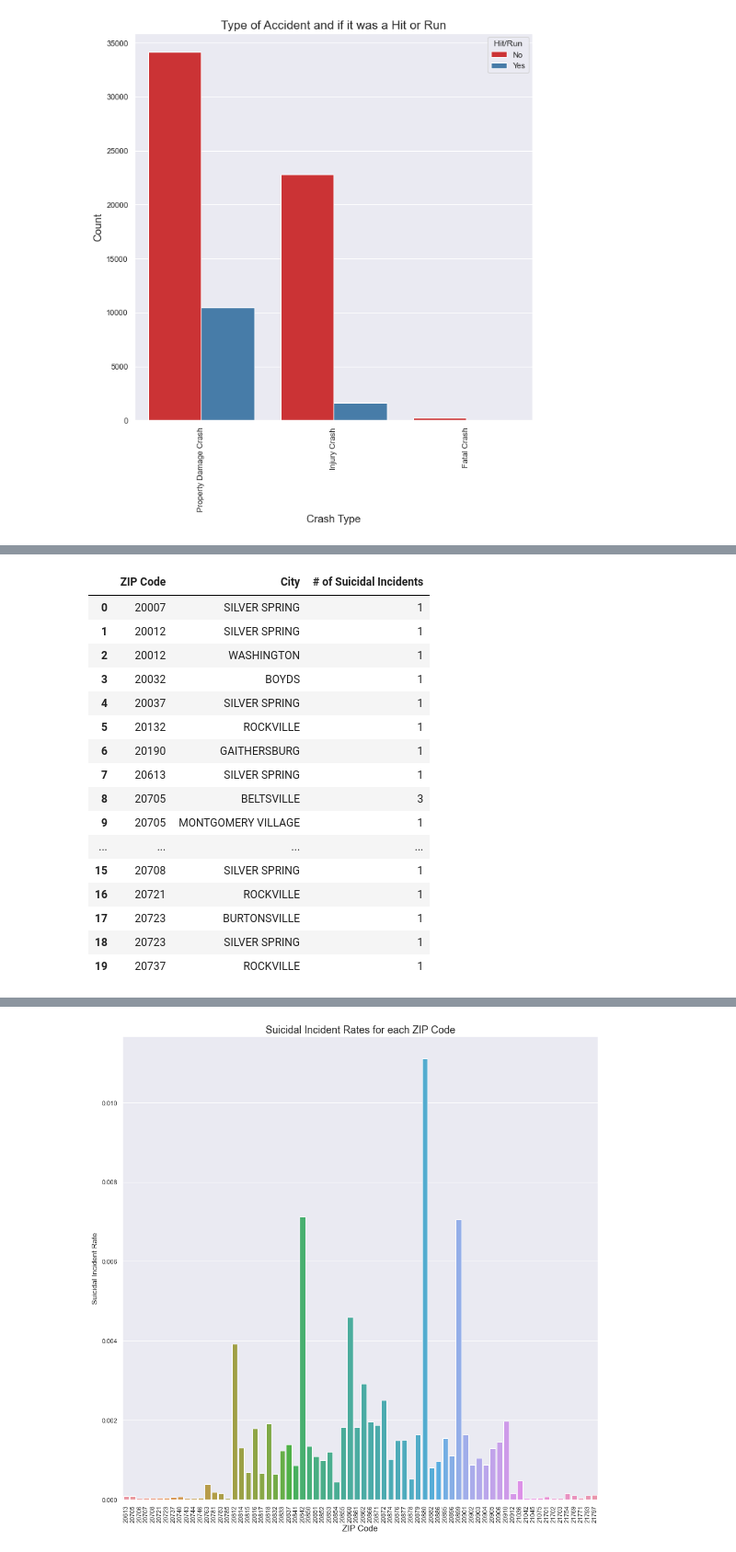
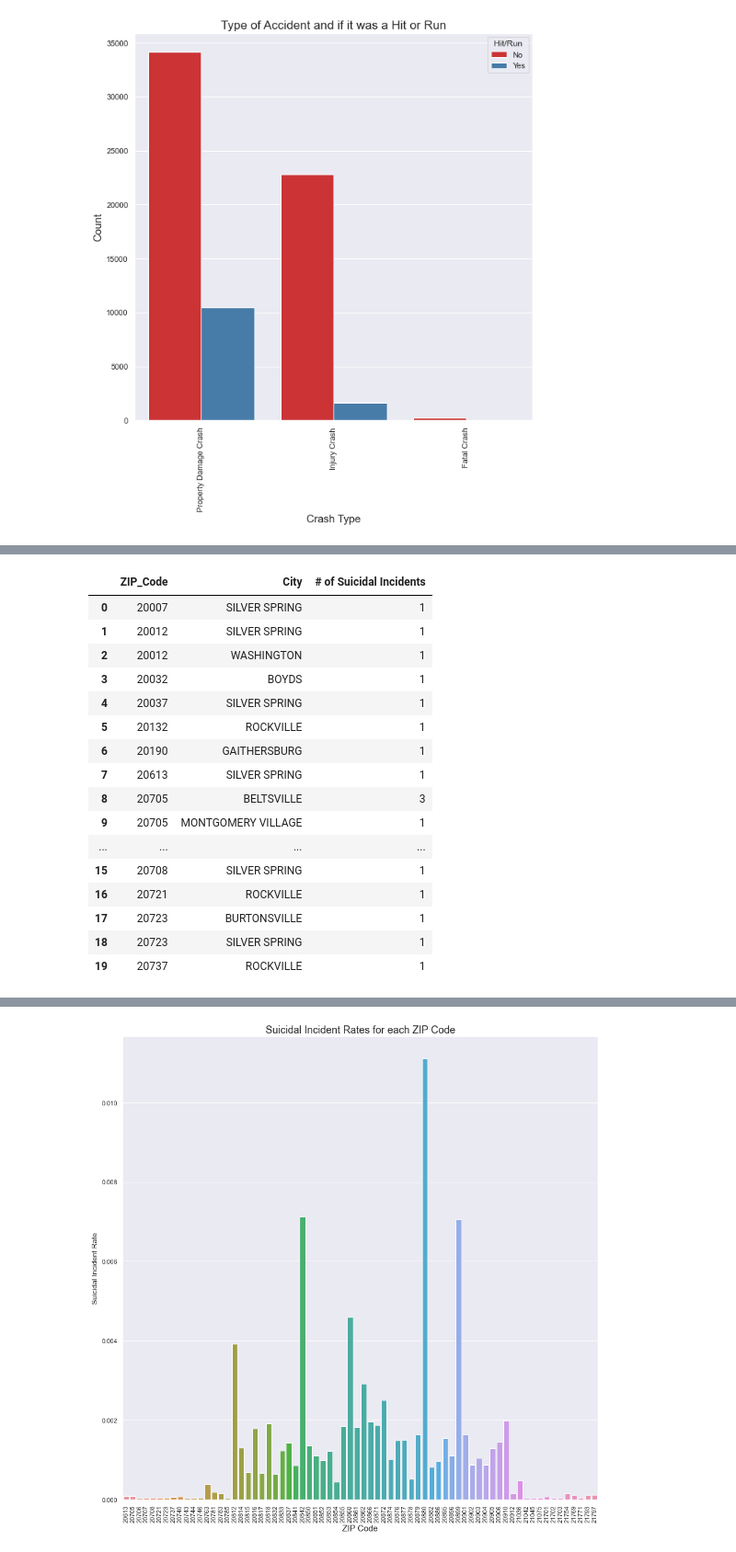
Before and after one commit to rohingarg/DATA205CAPSTONE, a Jupyter notebook: DATA205CAPSTONE.ipynb, the cells around one changed output, grey strips where cells are left out. Shown at 92% size. Cells and saved outputs as stored; diff of their text form; code cells hidden in the pictures.

```diff
--- a/DATA205CAPSTONE.ipynb
+++ b/DATA205CAPSTONE.ipynb
@@ -44,3 +53,10 @@ df_pdi.head()
+# %%
+df_pdi["YEAR"] = df_pdi["Start Time"].map(lambda x: "2021" if "2021" in x
+                                          else "2020" if "2020" in x
+                                          else "2019" if "2019" in x
+                                          else "2018" if "2018" in x
+                                          else "2017" if "2017" in x
+                                          else "")
 # %%
 # Pulling in the "Crime Reporting Incidents" dataset from Data Montgomery
 
@@ -209,13 +226,13 @@ suicides.head()
 # %%
-# Creating another datagram grouping the suicidal incidents by their ZIP Code
+# Creating another dataframe grouping the suicidal incidents by their ZIP Code
 
 ZIP_Suicides = suicides.groupby(["Zip", "City"], as_index=False)["Type"].count()
 ZIP_Suicides.rename(columns={'Type':'# of Suicidal Incidents'}, inplace=True)
-ZIP_Suicides.rename(columns={'Zip':'ZIP Code'}, inplace=True)
+ZIP_Suicides.rename(columns={'Zip':'ZIP_Code'}, inplace=True)
 pd.options.display.float_format = '{:.0f}'.format
 ZIP_Suicides.head(20)
 # %% [output]
-|  | ZIP Code | City | # of Suicidal Incidents |
+|  | ZIP_Code | City | # of Suicidal Incidents |
 | 0 | 20007 | SILVER SPRING | 1 |
 | 1 | 20012 | SILVER SPRING | 1 |
 | 2 | 20012 | WASHINGTON | 1 |
```
Also changed, not shown: parts of 27 cells of this notebook.
